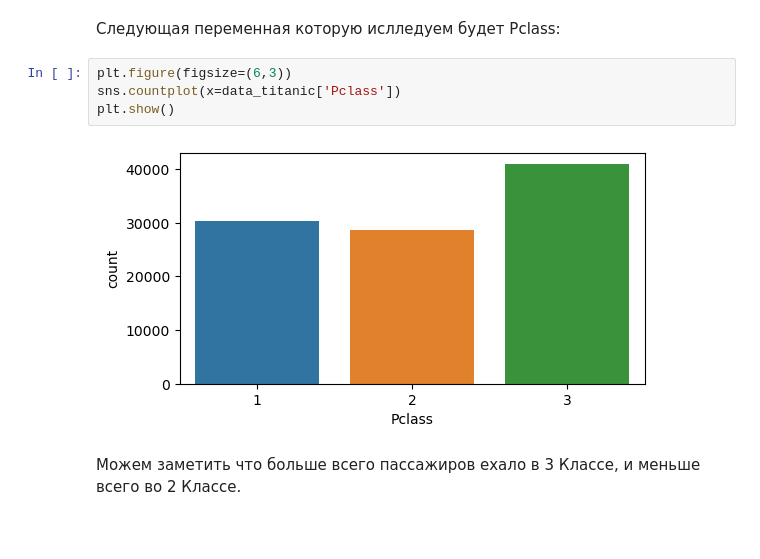
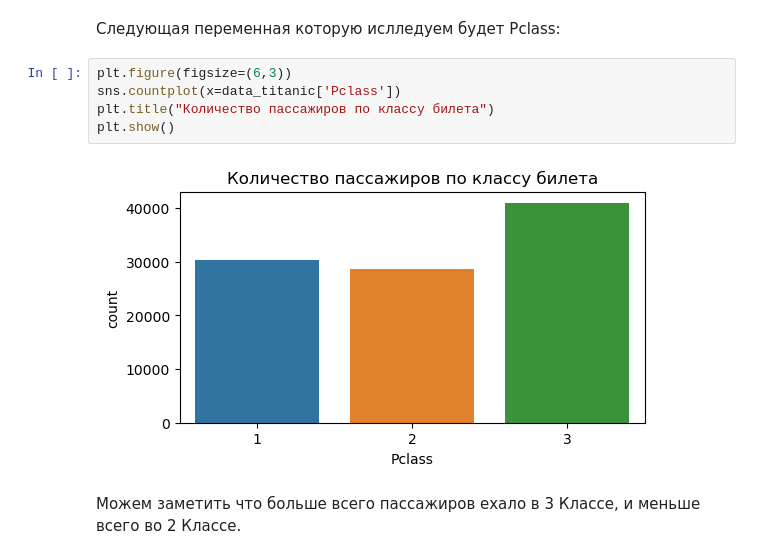
Before and after one commit to AlexeyZubar/second, a Jupyter notebook: eda.ipynb, the cells around one changed output. Cells and saved outputs as stored; diff of their text form; blank space fills up the shorter version.

```diff
--- a/eda.ipynb
+++ b/eda.ipynb
@@ -278,9 +268,10 @@ plt.show()
 # %%
 plt.figure(figsize=(6,3))
 sns.countplot(x=data_titanic['Pclass'])
+plt.title("Количество пассажиров по классу билета")
 plt.show()
 # %% [output]
-[figure, old version]
+[figure, new version]
 # %% [markdown]
 Можем заметить что больше всего пассажиров ехало в 3 Классе, и меньше всего во 2 Классе.
 # %% [markdown]
```
Also changed, not shown: parts of 55 cells of this notebook.
